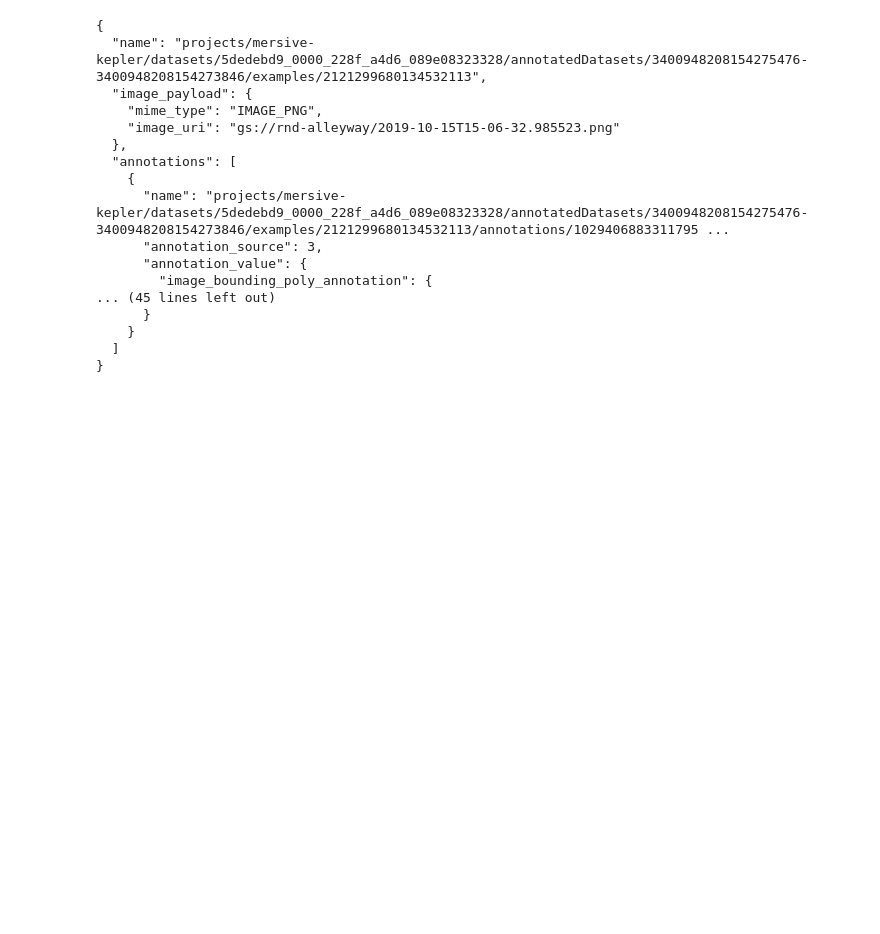
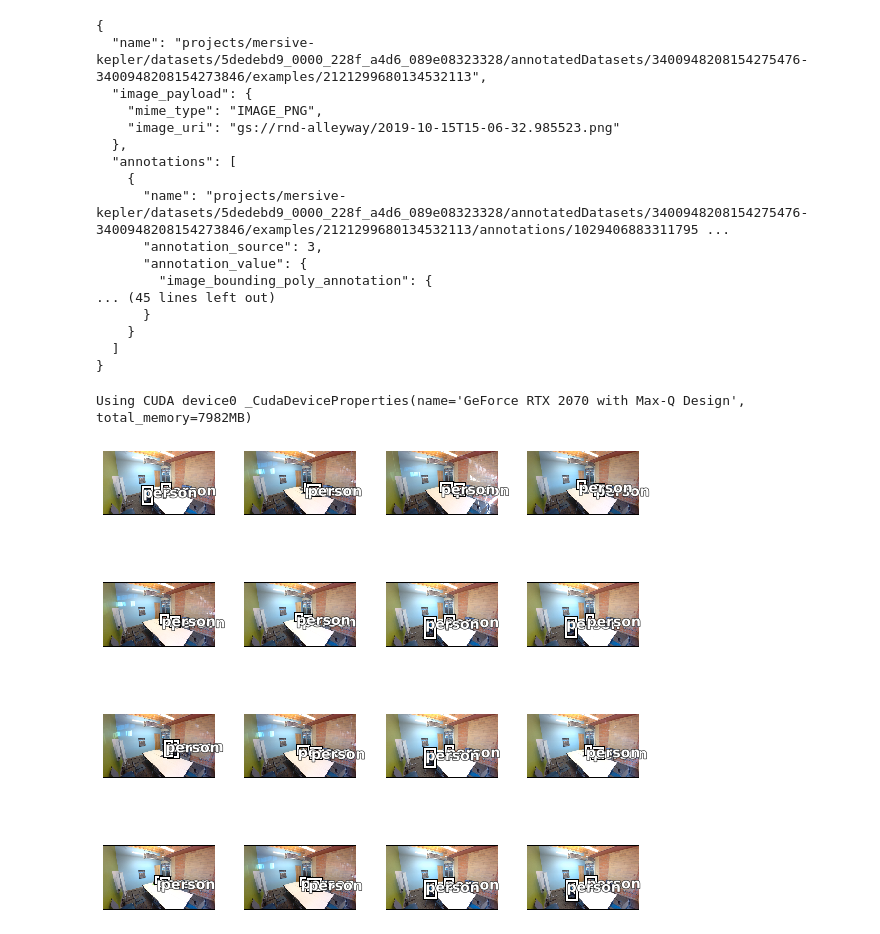
Before and after one commit to Mersive-Technologies/yolov3, a Jupyter notebook: gcp-labels.ipynb, the cells around one changed output. Drawn from its saved outputs; the diff is of its cells as text; code cells hidden in the pictures; blank space fills up the shorter version.

Commit message:
Data loader for GCP data

```diff
--- a/gcp-labels.ipynb
+++ b/gcp-labels.ipynb
@@ -39,3 +44,68 @@ print(json.dumps(jso, indent=2))
     }
   ]
 }
+# %%
+samples = [json.loads(s) for s in content]
+# %%
+def jso2path(o):
+    return img_path / ntpath.basename(o['image_payload']['image_uri'])
+
+images = {jso2path(o): o for o in samples}
+posix_paths = [jso2path(o) for o in samples]
+# %%
+# Load the model
+img_size = (352, 608)
+device = 'cuda:0'
+arc = 'default'
+cfg = 'cfg/yolov3-tiny-anchors.cfg'
+weights = 'weights/best.pt'
+device = torch_utils.select_device(device, apex=False, batch_size=64)
+model = Darknet(cfg, img_size=img_size, arc=arc).to(device)
+model.arc = 'default'
+model.nc = 1  # num classes
+model.hyp = hyp
+model.load_state_dict(torch.load(weights, map_location=device)['model'])
+
+# Build the paths and pass them to the FastAI ObjectItemList
+lst = ObjectItemList(posix_paths, label_cls=YoloCategoryList)
+YoloCategoryList.anchors = [model.module_list[l].anchors for l in model.yolo_layers]
+YoloCategoryList.img_size = img_size
+# %% [output]
+Using CUDA device0 _CudaDeviceProperties(name='GeForce RTX 2070 with Max-Q Design', total_memory=7982MB)
+# %%
+def label_func(path):
+    sz = (640, 360)
+    image = images[path]
+    boxes = []
+    for anno in image['annotations']:
+        val = anno['annotation_value']
+        poly = val['image_bounding_poly_annotation']
+        normed = poly['normalized_bounding_poly']
+        verts = normed['normalized_vertices']
+        box = np.array([
+            int(verts[0]['y'] * sz[1]),
+            int(verts[0]['x'] * sz[0]),
+            int(verts[1]['y'] * sz[1]),
+            int(verts[1]['x'] * sz[0])
+        ])
+        boxes.append(box)
+    classes = ['person'] * len(boxes)
+    return [boxes, classes]
+
+# Turn all this into a FastAI DataBunch so we can train
+data = (lst
+        .split_by_rand_pct()
+        .label_from_func(label_func)
+        .transform(
+    get_transforms(),
+    tfm_y=True,
+    size=img_size,
+    resize_method=ResizeMethod.PAD,
+    padding_mode='zeros'
+)
+        .databunch(bs=16, collate_fn=bb_pad_collate))
+# %%
+# Show the images so we can visually validate
+data.show_batch(rows=4, ds_type=DatasetType.Valid, figsize=(8, 8))
+# %% [output]
+[figure, added]
```
Also changed, not shown: parts of 3 cells of this notebook, 1 other file.
